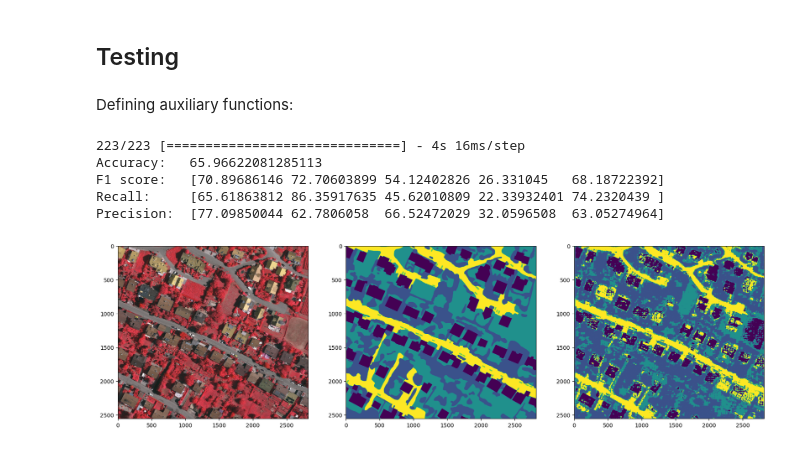
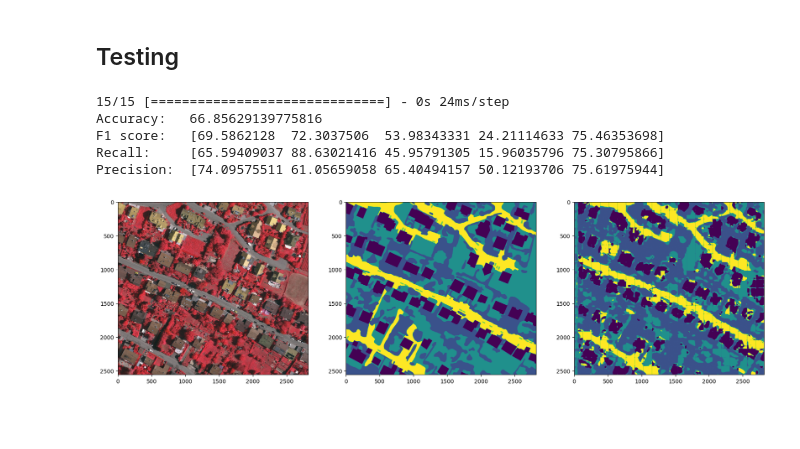
Before and after one commit to juanbelieni/fgv-dl-assignment-2, a Jupyter notebook: main.ipynb, the cells around one changed output. Cells and saved outputs as stored; diff of their text form; code cells hidden in the pictures; blank space fills up the shorter version.

Commit message:
Fit model and saved weights

```diff
--- a/main.ipynb
+++ b/main.ipynb
@@ -283,12 +282,11 @@ def train_model(
 # %% [markdown]
 Defining the parameters:
 # %%
-PATCH_SIZES = [32, 64, 128]
+EXPERIMENTS = [(32, 16), (32, 32), (64, 16), (64, 32), (128, 32)]
 VAL_SPLIT = 0.2
 N_CHANNELS = train_image_normalized.shape[-1]
 N_CLASSES = train_reference_encoded.shape[-1]
 
-# weights are computed as the inverse of the frequency of each class in the training set
 weights = np.array(
     [np.sum(train_reference_encoded[:, :, i] == 1) for i in range(N_CLASSES)]
 )
@@ -297,7 +295,7 @@ weights = 1 / weights
 
 print("Training set shape:  ", train_image_normalized.shape)
 print("Test set shape:      ", test_image_normalized.shape)
-print("Patch sizes:         ", PATCH_SIZES)
+print("Experiments:         ", EXPERIMENTS)
 print("Validation split:    ", VAL_SPLIT)
 print("Number of classes:   ", N_CLASSES)
 print("Number of channels:  ", N_CHANNELS)
@@ -315,8 +311,12 @@ Training:
 # %%
-for size in PATCH_SIZES:
+for patch_size, stride in EXPERIMENTS:
+    if os.path.exists(f"model_{patch_size}_{stride}.h5"):
+        print(f"Model already trained: path_size={patch_size}, stride={stride}")
+        continue
+
     # Extract training patches
-    train_image_patches = extract_patches(train_image_normalized, size, size)
-    train_reference_patches = extract_patches(train_reference_encoded, size, size)
+    train_image_patches = extract_patches(train_image_normalized, patch_size, stride)
+    train_reference_patches = extract_patches(train_reference_encoded, patch_size, stride)
 
     # Split the training patches into training and validation sets
     train_image_patches, train_reference_patches = shuffle(
@@ -324,7 +324,6 @@ for size in PATCH_SIZES:
     )
 
     train_size = int(train_image_patches.shape[0] * (1 - VAL_SPLIT))
-    val_size = int(train_image_patches.shape[0] * VAL_SPLIT)
 
     train_image_patches, val_image_patches = (
         train_image_patches[:train_size],
@@ -337,8 +336,8 @@ for size in PATCH_SIZES:
     )
 
     # Train the model
-    adam = Adam(learning_rate=0.001)
-    model = unet((size, size, N_CHANNELS), N_CLASSES)
+    adam = Adam(learning_rate=0.0001)
+    model = unet((patch_size, patch_size, N_CHANNELS), N_CLASSES)
     loss = weighted_categorical_crossentropy(weights)
     model.summary()
     model.compile(loss=loss, optimizer=adam, metrics=["accuracy"])
@@ -349,8 +348,8 @@ for size in PATCH_SIZES:
         train_reference_patches,
         val_image_patches,
         val_reference_patches,
-        batch_size=32,
+        batch_size=128,
         epochs=100,
-        name=f"model_{size}.h5",
+        name=f"model_{patch_size}_{stride}.h5",
     )
 # %% [output]
@@ -376,14 +358,13 @@ KeyboardInterrupt:
 # %% [markdown]
 ## Testing
-# %% [markdown]
-Defining auxiliary functions:
 # %%
-def get_model(size):
-    adam = Adam(learning_rate=0.001)
-    model = unet((size, size, N_CHANNELS), N_CLASSES)
+def get_model(experiment):
+    patch_size, stride = experiment
+    adam = Adam(learning_rate=0.0001)
+    model = unet((patch_size, patch_size, N_CHANNELS), N_CLASSES)
     loss = weighted_categorical_crossentropy(weights)
     model.compile(loss=loss, optimizer=adam, metrics=["accuracy"])
-    model.load_weights(f"model_{size}.h5")
+    model.load_weights(f"model_{patch_size}_{stride}.h5")
     return model
 
 def test(model: keras.Model, patch_test):
@@ -405,7 +386,7 @@ def reconstruct_image(patches, image_size, patch_size):
     for i in range(0, image.shape[0], patch_size):
         for j in range(0, image.shape[1], patch_size):
             if count == patches.shape[0]:
-                break
+                return image
 
             image_slice = image[i:i+patch_size, j:j+patch_size]
             W, H = image_slice.shape[:2]
@@ -455,11 +436,11 @@ def show_results(model, patch_size):
 
     plt.show()
 # %%
-show_results(get_model(32), 32)
+show_results(get_model((128, 32)), 128)
 # %% [output]
-223/223 [==============================] - 4s 16ms/step
-Accuracy:   65.96622081285113
-F1 score:   [70.89686146 72.70603899 54.12402826 26.331045   68.18722392]
-Recall:     [65.61863812 86.35917635 45.62010809 22.33932401 74.2320439 ]
-Precision:  [77.09850044 62.7806058  66.52472029 32.0596508  63.05274964]
+15/15 [==============================] - 0s 24ms/step
+Accuracy:   66.85629139775816
+F1 score:   [69.5862128  72.3037506  53.98343331 24.21114633 75.46353698]
+Recall:     [65.59409037 88.63021416 45.95791305 15.96035796 75.30795866]
+Precision:  [74.09575511 61.05659058 65.40494157 50.12193706 75.61975944]
-[figure, old version]
+[figure, new version]
```
Also changed, not shown: parts of 13 cells of this notebook, 5 other files.
